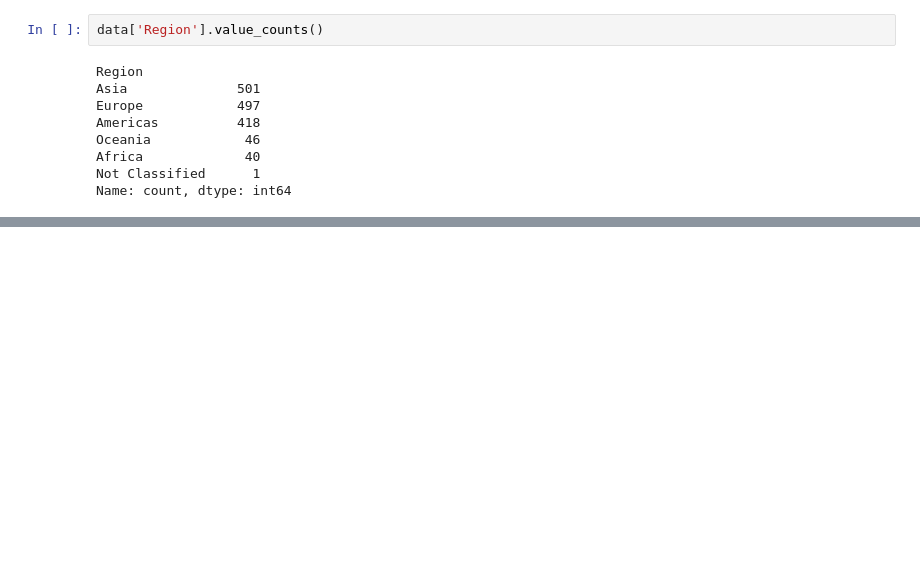
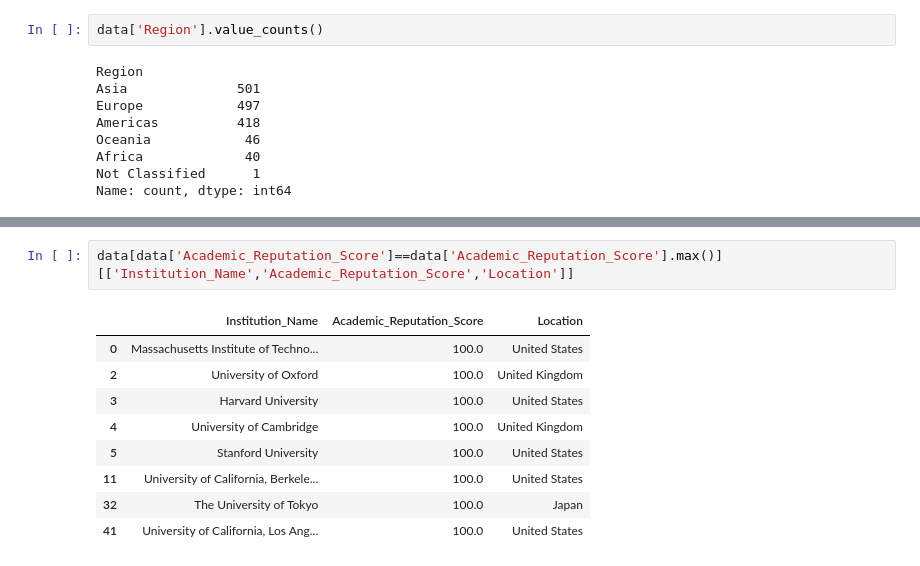
Before and after one commit to Salmanfarsi2561/PYTHON_ML, a Jupyter notebook: EDA/datasets/Analysis/qs_worldranking.ipynb, the cells around one changed output, grey strips where cells are left out. Cells and saved outputs as stored; diff of their text form; blank space fills up the shorter version.

```diff
--- a/EDA/datasets/Analysis/qs_worldranking.ipynb
+++ b/EDA/datasets/Analysis/qs_worldranking.ipynb
@@ -142,0 +176,12 @@ Name: count, dtype: int64
+# %%
+data[data['Academic_Reputation_Score']==data['Academic_Reputation_Score'].max()][['Institution_Name','Academic_Reputation_Score','Location']]
+# %% [output]
+|  | Institution_Name | Academic_Reputation_Score | Location |
+| 0 | Massachusetts Institute of Techno... | 100.0 | United States |
+| 2 | University of Oxford | 100.0 | United Kingdom |
+| 3 | Harvard University | 100.0 | United States |
+| 4 | University of Cambridge | 100.0 | United Kingdom |
+| 5 | Stanford University | 100.0 | United States |
+| 11 | University of California, Berkele... | 100.0 | United States |
+| 32 | The University of Tokyo | 100.0 | Japan |
+| 41 | University of California, Los Ang... | 100.0 | United States |
```
Also changed, not shown: parts of 14 cells of this notebook.
